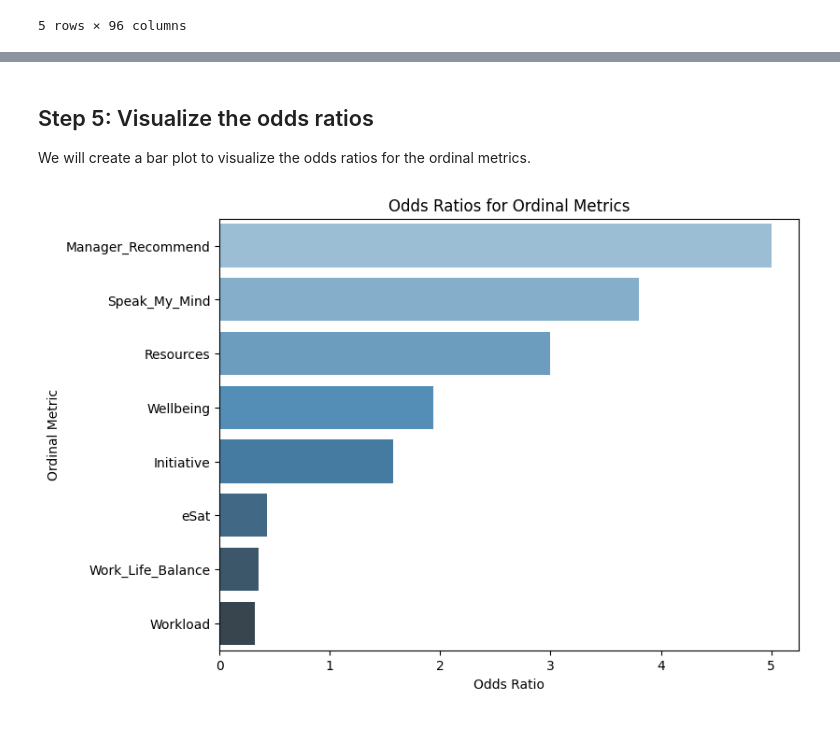
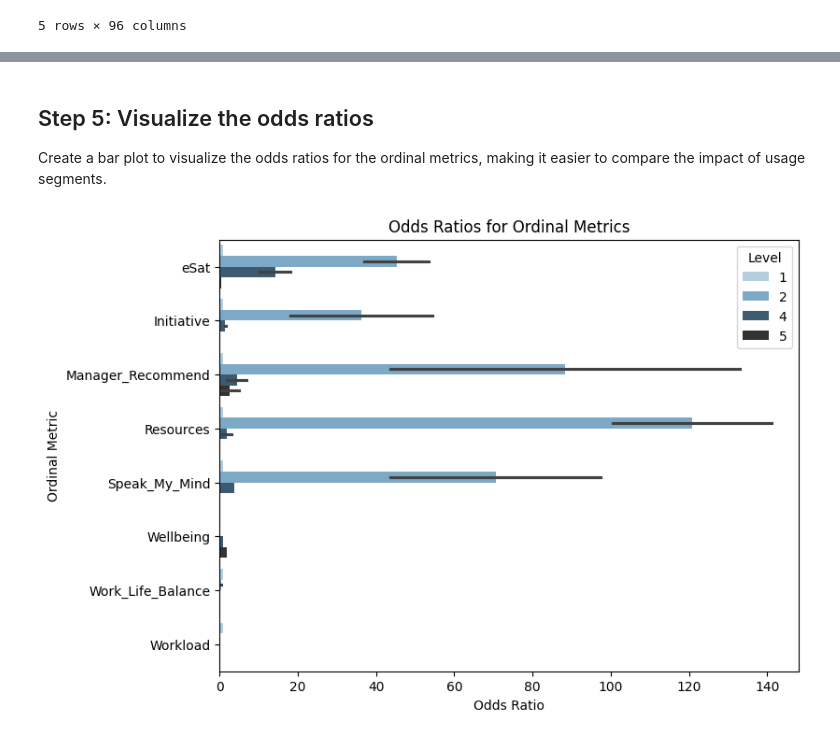
Before and after one commit to microsoft/vivainsights-py, a Jupyter notebook: docs/demo-create_odds_ratios.ipynb, the cells around one changed output, grey strips where cells are left out. Cells and saved outputs as stored; diff of their text form; code cells hidden in the pictures.

Commit message:
docs: improve narrative in create_odds_ratios.ipynb

```diff
--- a/docs/demo-create_odds_ratios.ipynb
+++ b/docs/demo-create_odds_ratios.ipynb
@@ -187,18 +247,17 @@ odds_ratios_table
 # %% [markdown]
 ## Step 5: Visualize the odds ratios
 
-We will create a bar plot to visualize the odds ratios for the ordinal metrics.
+Create a bar plot to visualize the odds ratios for the ordinal metrics, making it easier to compare the impact of usage segments.
 # %%
 # Visualize odds ratios
 odds_ratios_plot = vi.create_odds_ratios(
     data=usage_segments_data,
     ord_metrics=ordinal_metrics,
     metric="UsageSegments_12w",
-    ord_item_options=5,
     return_type="plot"
 )
 
 # Display the plot
 odds_ratios_plot.show()
 # %% [output]
-[figure, old version]
+[figure, new version]
```
Also changed, not shown: parts of 13 cells of this notebook.
